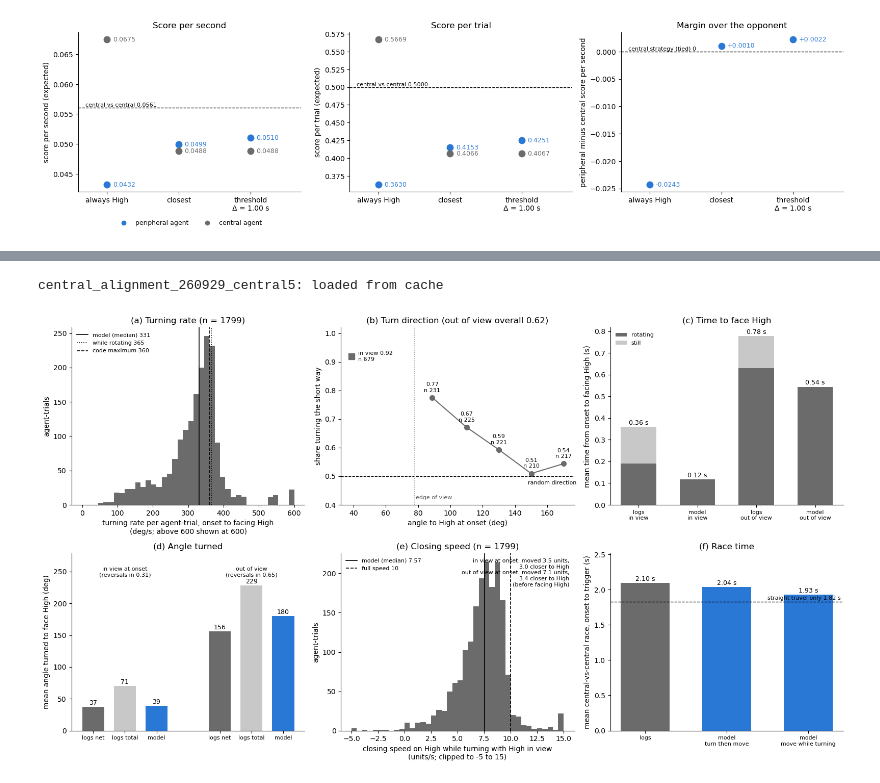
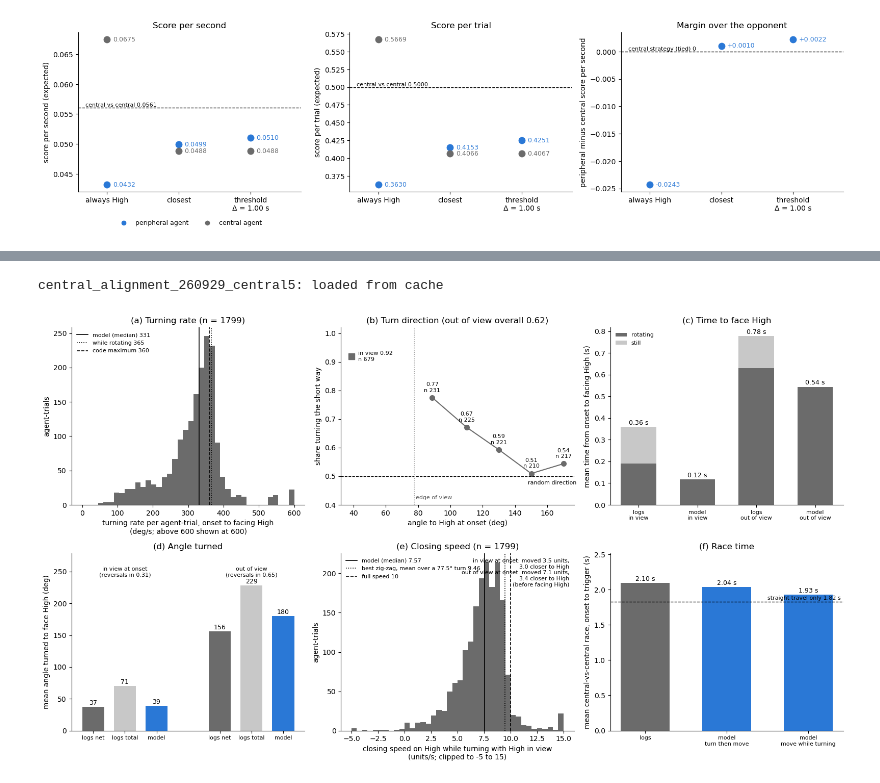
Before and after one commit to tomhagley6/octagon_analysis, a Jupyter notebook: demos/analytical_modelling/nearer_wall_choice.ipynb, the cells around one changed output, grey strips where cells are left out. Cells and saved outputs as stored; diff of their text form; code cells hidden in the pictures.

```diff
--- a/demos/analytical_modelling/nearer_wall_choice.ipynb
+++ b/demos/analytical_modelling/nearer_wall_choice.ipynb
@@ -440,34 +450,36 @@ has_view = ok['t_inview'] > 0
 cl = ok.loc[has_view, 'closing_inview'] / ok.loc[has_view, 't_inview']
 ax.hist(cl.clip(-5, 15), bins=np.arange(-5, 15.25, 0.5), color=C_CENTRAL)
 ax.axvline(CLOSE, color='black', lw=1.2, label=f'model (median) {CLOSE:.2f}')
+ZIGZAG_BEST = ar.zigzag_closing_speed(np.linspace(0, V, 10001)).mean()
+ax.axvline(ZIGZAG_BEST, color='black', ls=':', lw=1.2, label=f'best zig-zag, mean over a {V:.1f}° turn {ZIGZAG_BEST:.2f}')
 ax.axvline(ar.SPEED, color='black', ls='--', lw=1.2, label=f'full speed {ar.SPEED:.0f}')
 ax.legend(frameon=False, fontsize=8, loc='upper left')
 # note how far agents move before facing High, in view and out of view at onset
 ax.text(0.98, 0.97, '\n'.join(f"{n_} at onset: moved {g['path_moved'].mean():.1f} units,\n  {g['closer'].mean():.1f} closer to High"
                               for n_, g in (('in view', inv), ('out of view', outv))) + '\n(before facing High)',
         transform=ax.transAxes, ha='right', va='top', fontsize=8)
 ax.set_xlabel('closing speed on High while turning with High in view\n(units/s; clipped to -5 to 15)')
 ax.set_ylabel('agent-trials')
 ax.set_title(f'(e) Closing speed (n = {len(cl)})')
 
 # (f) central-vs-central race time
 ax = axes[1, 2]
 race_vals = [timing_df['rt_s'].mean(),
              ar.central_reference(OVERHEAD, central_t=ar.central_times(ROT))['race_s'],
              ar.central_reference(OVERHEAD, central_t=ar.central_times(ROT, close_speed=CLOSE))['race_s']]
 labs = ['logs', 'model\nturn then move', 'model\nmove while turning']
 ax.bar(range(3), race_vals, color=[C_CENTRAL, C_PERIPH, C_PERIPH], width=0.6)
 for xi, v in enumerate(race_vals):
     ax.text(xi, v + 0.03, f'{v:.2f} s', ha='center', fontsize=9)
 ax.axhline(ar.TRIGGER_REACH / ar.SPEED, color='black', ls='--', lw=1)
 ax.text(2.4, ar.TRIGGER_REACH / ar.SPEED + 0.03, f'straight travel only {ar.TRIGGER_REACH / ar.SPEED:.2f} s', ha='right', fontsize=8)
 ax.set_xticks(range(3), labs, fontsize=8)
 ax.set_ylim(0, max(race_vals) * 1.2)
 ax.set_ylabel('mean central-vs-central race, onset to trigger (s)')
 ax.set_title('(f) Race time')
 for a_ in axes.ravel():
     a_.spines[['top', 'right']].set_visible(False)
 plt.tight_layout(); plt.show()
 # %% [output]
 central_alignment_260929_central5: loaded from cache
-[figure, old version]
+[figure, new version]
```
Also changed, not shown: parts of 20 cells of this notebook, 14 other files.
